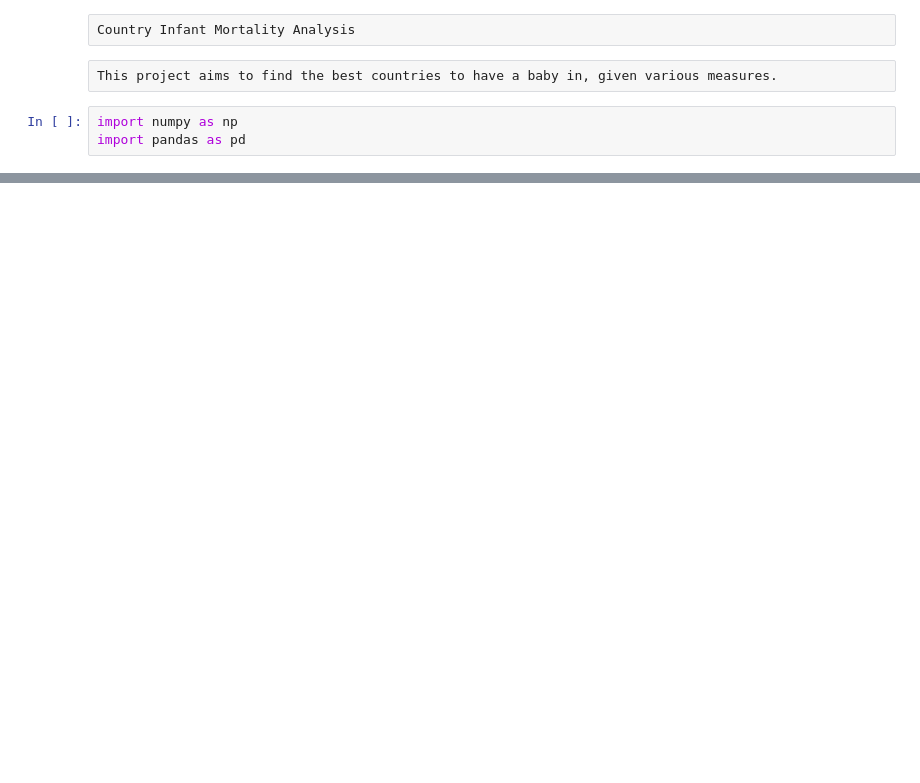
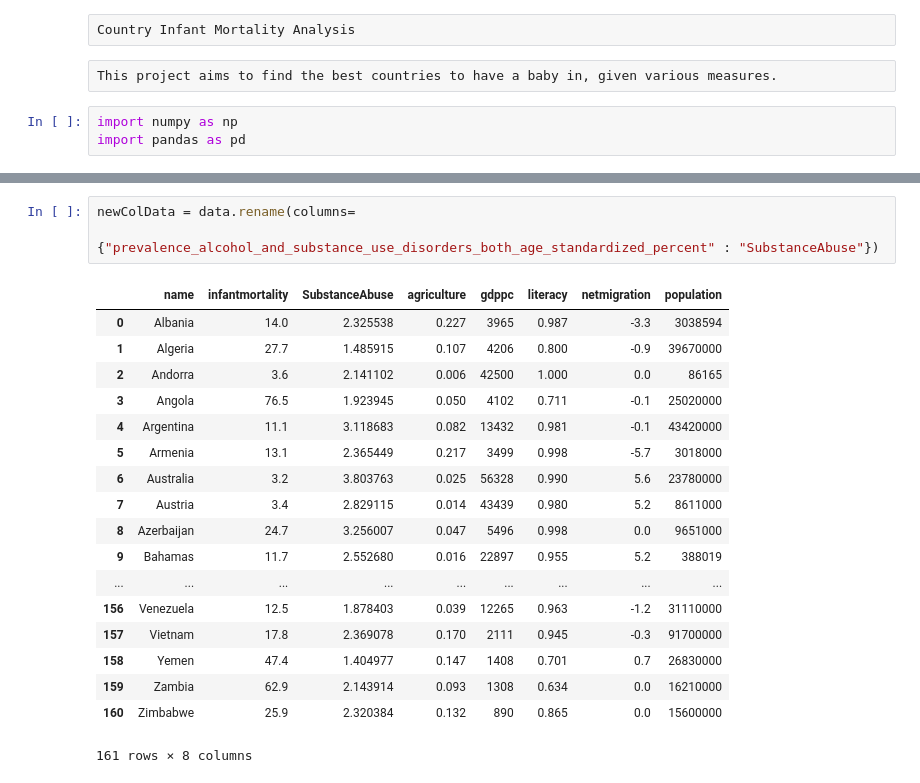
Before and after one commit to JoshuaLau/CurrencyDrain, a Jupyter notebook: analysis.ipynb, the cells around one changed output, grey strips where cells are left out. Drawn from its saved outputs; the diff is of its cells as text; blank space fills up the shorter version.

Commit message:
new Column names

```diff
--- a/analysis.ipynb
+++ b/analysis.ipynb
@@ -30,0 +31,22 @@ data
+# %%
+newColData = data.rename(columns=
+                         {"prevalence_alcohol_and_substance_use_disorders_both_age_standardized_percent" : "SubstanceAbuse"})
+# %% [output]
+|  | name | infantmortality | SubstanceAbuse | agriculture | gdppc | literacy | netmigration | population |
+| 0 | Albania | 14.0 | 2.325538 | 0.227 | 3965 | 0.987 | -3.3 | 3038594 |
+| 1 | Algeria | 27.7 | 1.485915 | 0.107 | 4206 | 0.800 | -0.9 | 39670000 |
+| 2 | Andorra | 3.6 | 2.141102 | 0.006 | 42500 | 1.000 | 0.0 | 86165 |
+| 3 | Angola | 76.5 | 1.923945 | 0.050 | 4102 | 0.711 | -0.1 | 25020000 |
+| 4 | Argentina | 11.1 | 3.118683 | 0.082 | 13432 | 0.981 | -0.1 | 43420000 |
+| 5 | Armenia | 13.1 | 2.365449 | 0.217 | 3499 | 0.998 | -5.7 | 3018000 |
+| 6 | Australia | 3.2 | 3.803763 | 0.025 | 56328 | 0.990 | 5.6 | 23780000 |
+| 7 | Austria | 3.4 | 2.829115 | 0.014 | 43439 | 0.980 | 5.2 | 8611000 |
+| 8 | Azerbaijan | 24.7 | 3.256007 | 0.047 | 5496 | 0.998 | 0.0 | 9651000 |
+| 9 | Bahamas | 11.7 | 2.552680 | 0.016 | 22897 | 0.955 | 5.2 | 388019 |
+| ... | ... | ... | ... | ... | ... | ... | ... | ... |
+| 156 | Venezuela | 12.5 | 1.878403 | 0.039 | 12265 | 0.963 | -1.2 | 31110000 |
+| 157 | Vietnam | 17.8 | 2.369078 | 0.170 | 2111 | 0.945 | -0.3 | 91700000 |
+| 158 | Yemen | 47.4 | 1.404977 | 0.147 | 1408 | 0.701 | 0.7 | 26830000 |
+| 159 | Zambia | 62.9 | 2.143914 | 0.093 | 1308 | 0.634 | 0.0 | 16210000 |
+| 160 | Zimbabwe | 25.9 | 2.320384 | 0.132 | 890 | 0.865 | 0.0 | 15600000 |
+161 rows × 8 columns
```
Also changed, not shown: parts of 1 cell of this notebook.
